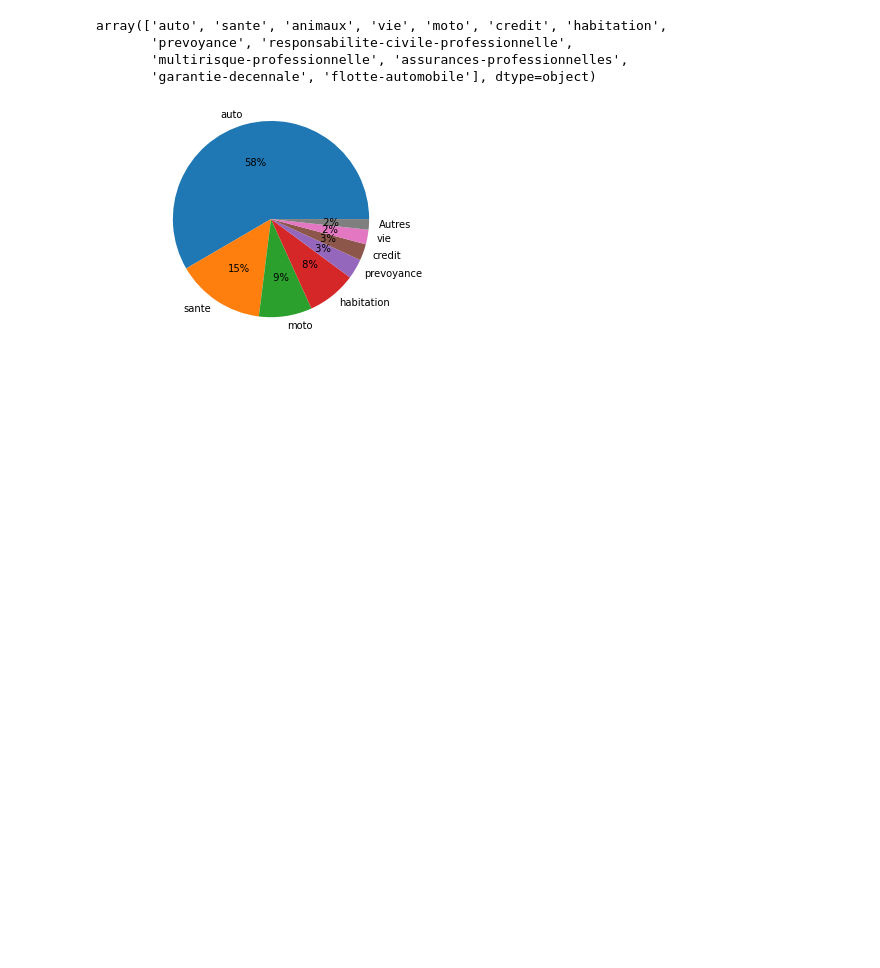
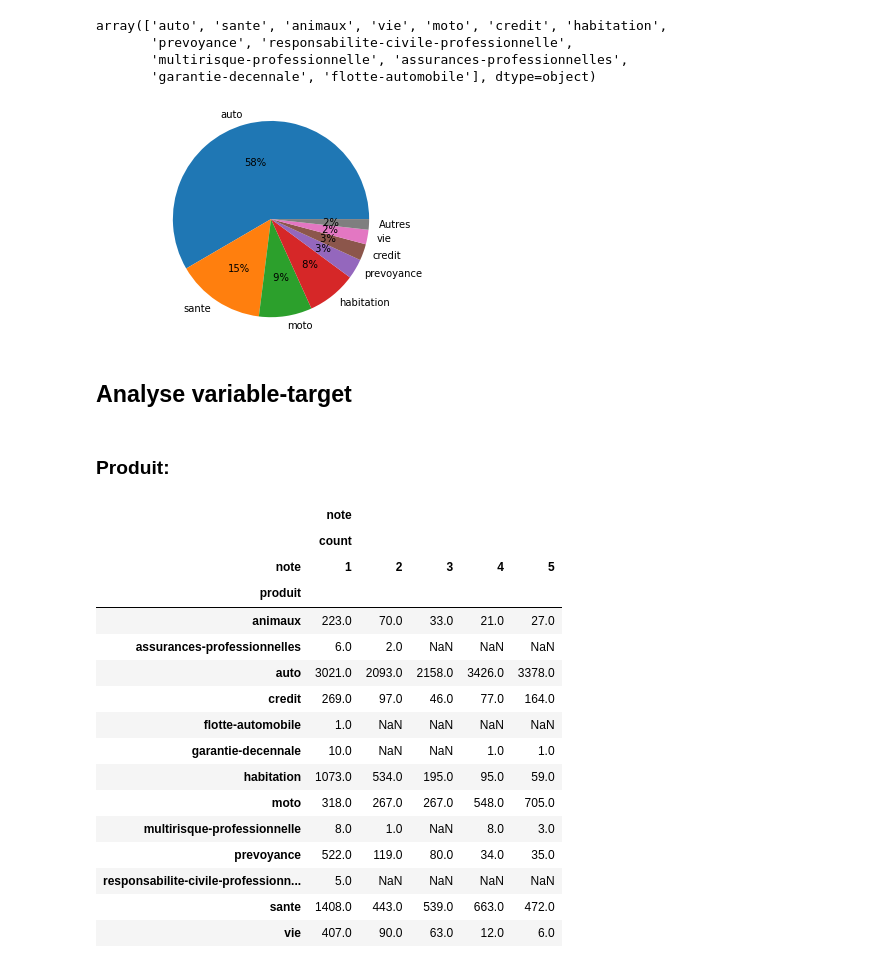
Before and after one commit to NandyBa/NLP-Project2, a Jupyter notebook: Analysis.ipynb, the cells around one changed output. Cells and saved outputs as stored; diff of their text form; code cells hidden in the pictures; blank space fills up the shorter version.

```diff
--- a/Analysis.ipynb
+++ b/Analysis.ipynb
@@ -228,3 +234,29 @@ df_plot = filter_percent_threshold(df, 'produit', 0.02)
 percent_pie_chart(df_plot, 'produit')
 # %% [output]
 [figure]
+# %% [markdown]
+## Analyse variable-target
+# %% [markdown]
+### Produit:
+# %%
+results = df.pivot_table(index='produit', columns='note',
+                     aggfunc={"note":['count']})
+results
+# %% [output]
+|  | note |  |  |  |  |
+|  | count |  |  |  |  |
+| note | 1 | 2 | 3 | 4 | 5 |
+| produit |  |  |  |  |  |
+| animaux | 223.0 | 70.0 | 33.0 | 21.0 | 27.0 |
+| assurances-professionnelles | 6.0 | 2.0 | NaN | NaN | NaN |
+| auto | 3021.0 | 2093.0 | 2158.0 | 3426.0 | 3378.0 |
+| credit | 269.0 | 97.0 | 46.0 | 77.0 | 164.0 |
+| flotte-automobile | 1.0 | NaN | NaN | NaN | NaN |
+| garantie-decennale | 10.0 | NaN | NaN | 1.0 | 1.0 |
+| habitation | 1073.0 | 534.0 | 195.0 | 95.0 | 59.0 |
+| moto | 318.0 | 267.0 | 267.0 | 548.0 | 705.0 |
+| multirisque-professionnelle | 8.0 | 1.0 | NaN | 8.0 | 3.0 |
+| prevoyance | 522.0 | 119.0 | 80.0 | 34.0 | 35.0 |
+| responsabilite-civile-professionn... | 5.0 | NaN | NaN | NaN | NaN |
+| sante | 1408.0 | 443.0 | 539.0 | 663.0 | 472.0 |
+| vie | 407.0 | 90.0 | 63.0 | 12.0 | 6.0 |
```
Also changed, not shown: parts of 2 cells of this notebook.
